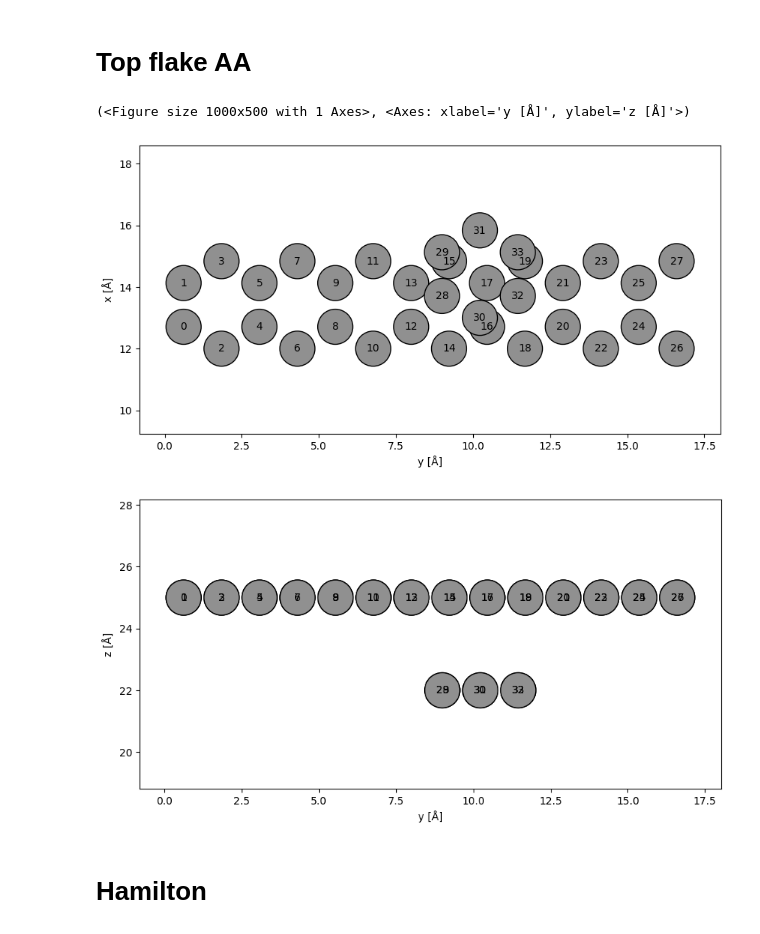
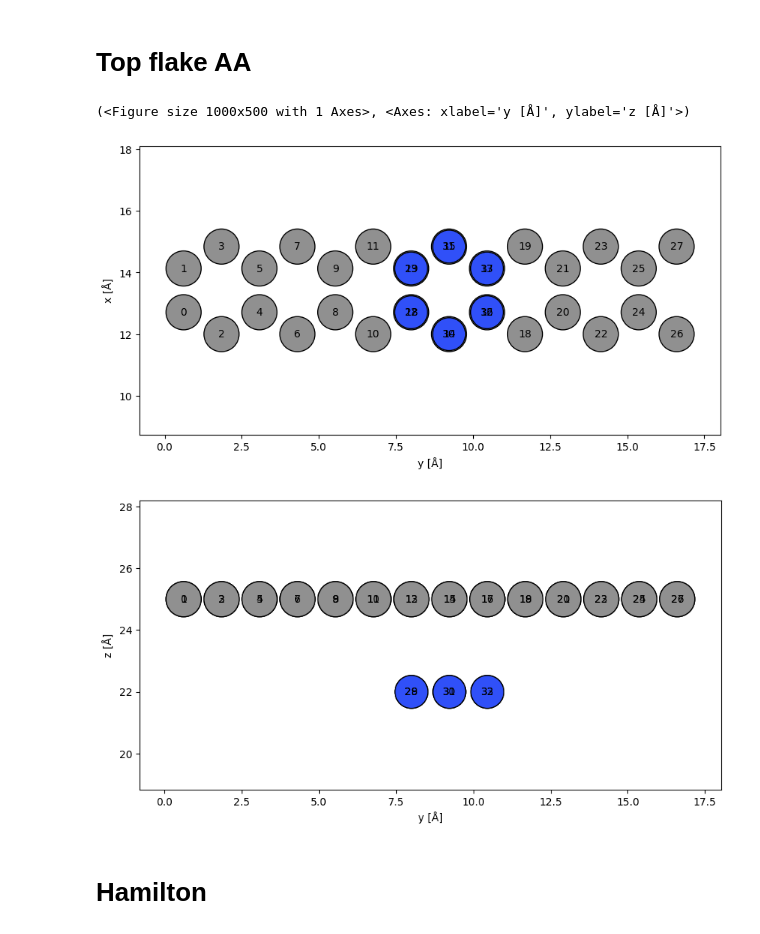
Before and after one commit to KayaGerds/Project, a Jupyter notebook: Main_oli.ipynb, the cells around one changed output. Drawn from its saved outputs; the diff is of its cells as text; code cells hidden in the pictures.

```diff
--- a/Main_oli.ipynb
+++ b/Main_oli.ipynb
@@ -86,29 +86,29 @@ plt.show()
 # %%
 nL = 4
 
 bottom = NR.copy()
 top = NR.copy()
 
-shiftx = 1
-shifty = 1
+shiftx = 0
+shifty = 0
 shiftz = -3
 shift = np.array([shiftx, shifty, shiftz])
 top.positions += shift
 
 num_del = nL*3
 
 del top[0:num_del]
 del top[len(top)-num_del+2::]
-# change symbol to Nitrogen for identification
-# top.symbols = 'N'
+#change symbol to Nitrogen for identification
+top.symbols = 'N'
 AAtop_C = bottom + top
 
 abtem.show_atoms(AAtop_C,plane='yx',numbering=True,merge = False,show_cell=False,figsize=(10,5))
 abtem.show_atoms(AAtop_C,plane='yz',numbering=True,merge = False,show_cell=False,figsize=(10,5))
 # %% [output]
 (<Figure size 1000x500 with 1 Axes>, <Axes: xlabel='y [Å]', ylabel='z [Å]'>)
-[figure, old version]
+[figure, new version]
-[figure, old version]
+[figure, new version]
 # %% [markdown]
 # Hamilton
 # %%
```
Also changed, not shown: parts of 3 cells of this notebook, 2 other files.
